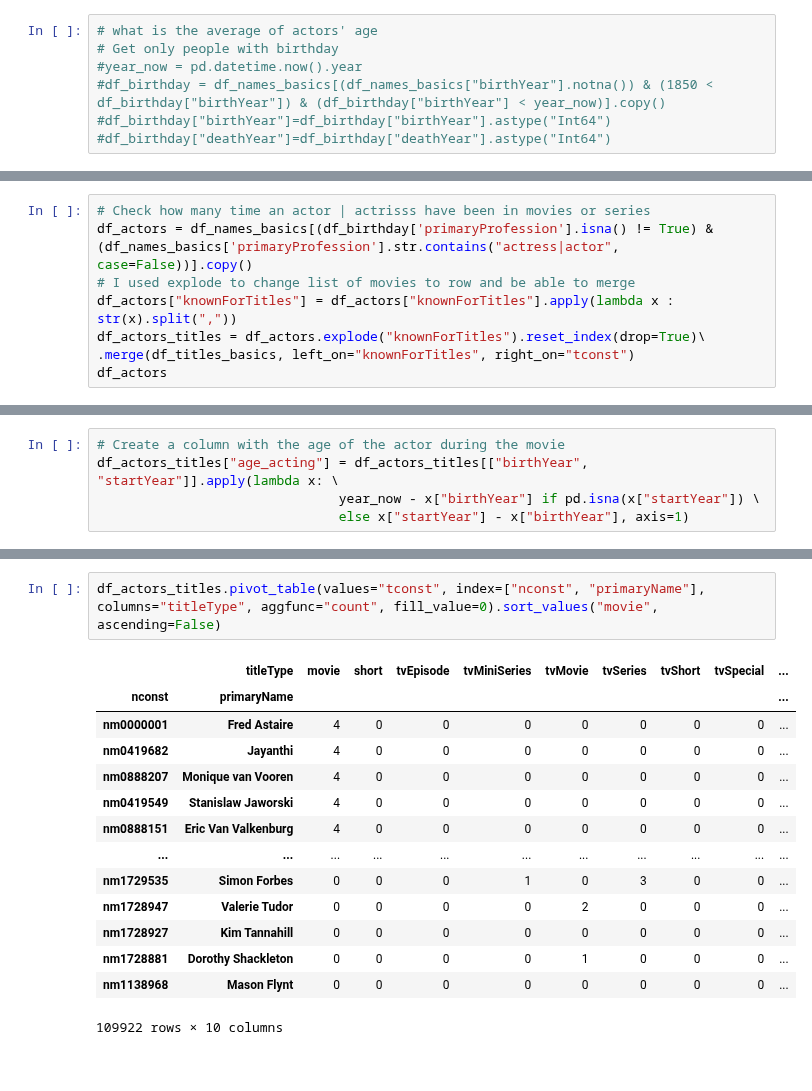
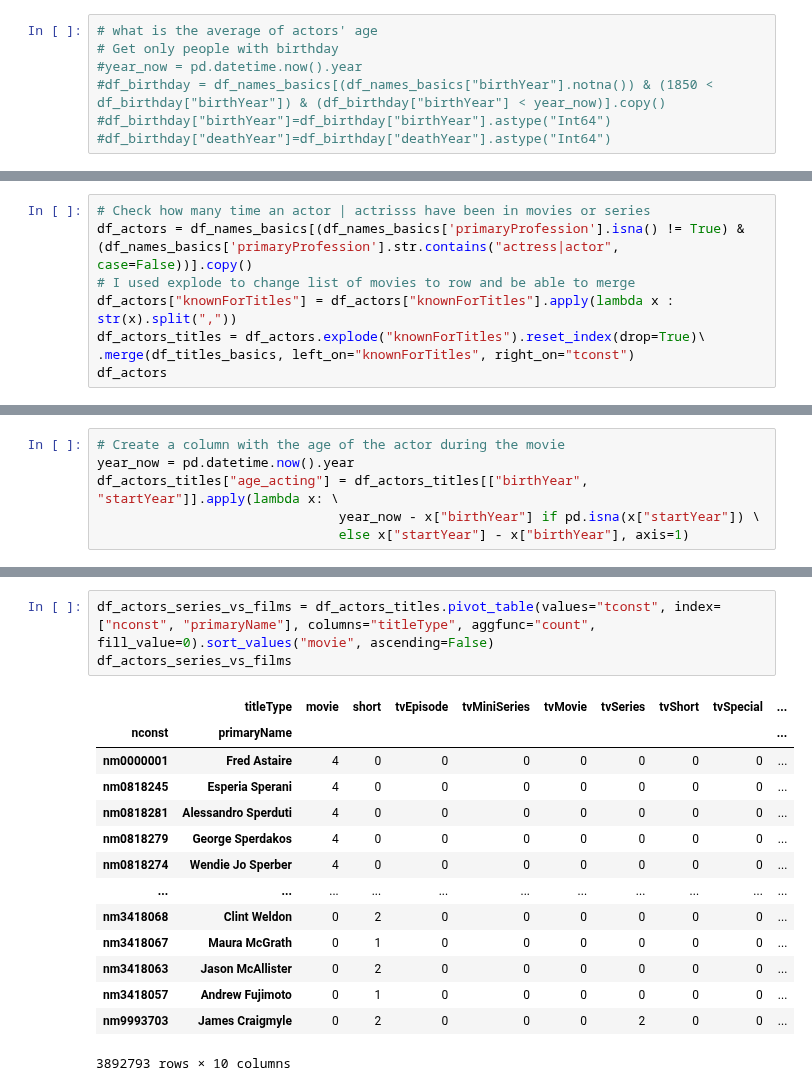
Before and after one commit to fdmdlb/nextflix, a Jupyter notebook: project_2.ipynb, the cells around one changed output, grey strips where cells are left out. Drawn from its saved outputs; the diff is of its cells as text.

```diff
--- a/project_2.ipynb
+++ b/project_2.ipynb
@@ -136,7 +135,7 @@ dtype: int64
 #df_birthday.drop(df_birthday[df_birthday['knownForTitles'].isna()].index, inplace=True)
 # %%
 # Check how many time an actor | actrisss have been in movies or series
-df_actors = df_names_basics[(df_birthday['primaryProfession'].isna() != True) & (df_names_basics['primaryProfession'].str.contains("actress|actor", case=False))].copy()
+df_actors = df_names_basics[(df_names_basics['primaryProfession'].isna() != True) & (df_names_basics['primaryProfession'].str.contains("actress|actor", case=False))].copy()
 # I used explode to change list of movies to row and be able to merge
 df_actors["knownForTitles"] = df_actors["knownForTitles"].apply(lambda x : str(x).split(","))
 df_actors_titles = df_actors.explode("knownForTitles").reset_index(drop=True)\
@@ -180,5 +179,6 @@ memory usage: 46.1+ MB
 # %%
 # Create a column with the age of the actor during the movie
+year_now = pd.datetime.now().year
 df_actors_titles["age_acting"] = df_actors_titles[["birthYear", "startYear"]].apply(lambda x: \
                                year_now - x["birthYear"] if pd.isna(x["startYear"]) \
                                else x["startYear"] - x["birthYear"], axis=1)
@@ -216,17 +216,18 @@ df_film_ave_age.describe().astype(int)
 # %%
-df_actors_titles.pivot_table(values="tconst", index=["nconst", "primaryName"], columns="titleType", aggfunc="count", fill_value=0).sort_values("movie", ascending=False)
+df_actors_series_vs_films = df_actors_titles.pivot_table(values="tconst", index=["nconst", "primaryName"], columns="titleType", aggfunc="count", fill_value=0).sort_values("movie", ascending=False)
+df_actors_series_vs_films
 # %% [output]
 |  | titleType | movie | short | tvEpisode | tvMiniSeries | tvMovie | tvSeries | tvShort | tvSpecial | ... |
 | nconst | primaryName |  |  |  |  |  |  |  |  | ... |
 | nm0000001 | Fred Astaire | 4 | 0 | 0 | 0 | 0 | 0 | 0 | 0 | ... |
-| nm0419682 | Jayanthi | 4 | 0 | 0 | 0 | 0 | 0 | 0 | 0 | ... |
-| nm0888207 | Monique van Vooren | 4 | 0 | 0 | 0 | 0 | 0 | 0 | 0 | ... |
-| nm0419549 | Stanislaw Jaworski | 4 | 0 | 0 | 0 | 0 | 0 | 0 | 0 | ... |
-| nm0888151 | Eric Van Valkenburg | 4 | 0 | 0 | 0 | 0 | 0 | 0 | 0 | ... |
+| nm0818245 | Esperia Sperani | 4 | 0 | 0 | 0 | 0 | 0 | 0 | 0 | ... |
+| nm0818281 | Alessandro Sperduti | 4 | 0 | 0 | 0 | 0 | 0 | 0 | 0 | ... |
+| nm0818279 | George Sperdakos | 4 | 0 | 0 | 0 | 0 | 0 | 0 | 0 | ... |
+| nm0818274 | Wendie Jo Sperber | 4 | 0 | 0 | 0 | 0 | 0 | 0 | 0 | ... |
 | ... | ... | ... | ... | ... | ... | ... | ... | ... | ... | ... |
-| nm1729535 | Simon Forbes | 0 | 0 | 0 | 1 | 0 | 3 | 0 | 0 | ... |
-| nm1728947 | Valerie Tudor | 0 | 0 | 0 | 0 | 2 | 0 | 0 | 0 | ... |
-| nm1728927 | Kim Tannahill | 0 | 0 | 0 | 0 | 0 | 0 | 0 | 0 | ... |
-| nm1728881 | Dorothy Shackleton | 0 | 0 | 0 | 0 | 1 | 0 | 0 | 0 | ... |
-| nm1138968 | Mason Flynt | 0 | 0 | 0 | 0 | 0 | 0 | 0 | 0 | ... |
+| nm3418068 | Clint Weldon | 0 | 2 | 0 | 0 | 0 | 0 | 0 | 0 | ... |
+| nm3418067 | Maura McGrath | 0 | 1 | 0 | 0 | 0 | 0 | 0 | 0 | ... |
+| nm3418063 | Jason McAllister | 0 | 2 | 0 | 0 | 0 | 0 | 0 | 0 | ... |
+| nm3418057 | Andrew Fujimoto | 0 | 1 | 0 | 0 | 0 | 0 | 0 | 0 | ... |
+| nm9993703 | James Craigmyle | 0 | 2 | 0 | 0 | 0 | 2 | 0 | 0 | ... |
-109922 rows × 10 columns
+3892793 rows × 10 columns
```
Also changed, not shown: parts of 7 cells of this notebook.
